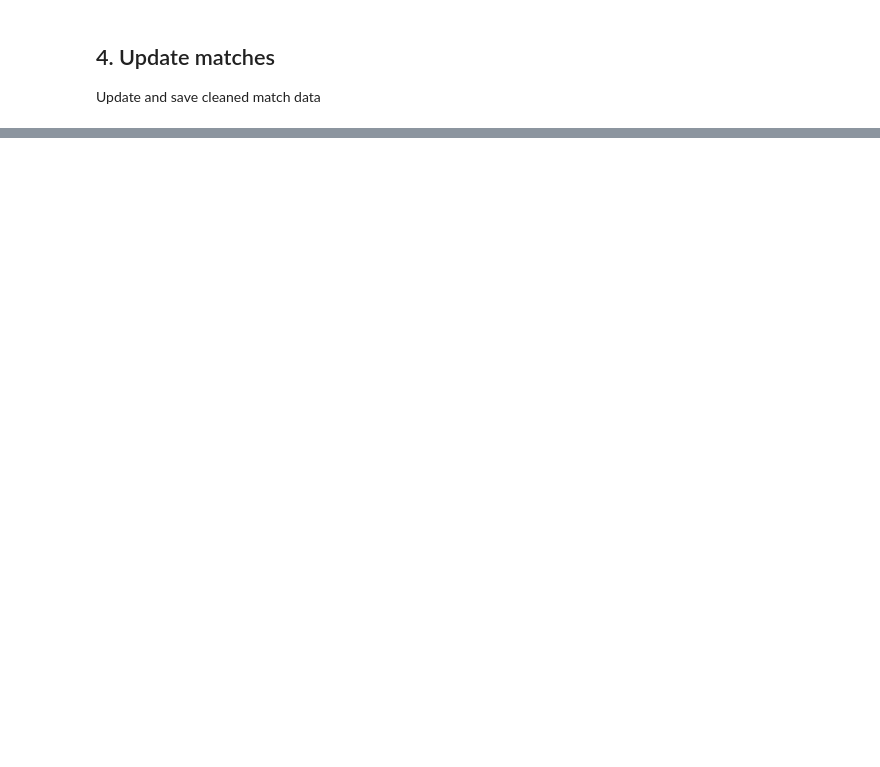
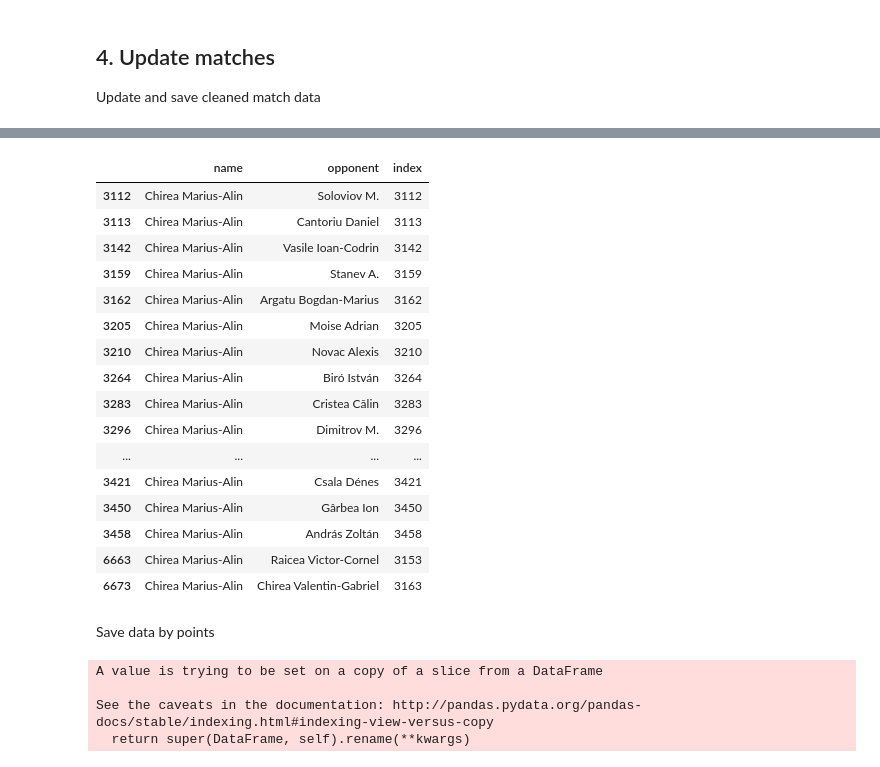
Before and after one commit to denesdata/kontext, a Jupyter notebook: kendo romania/scripts/cleaner.ipynb, the cells around one changed output, grey strips where cells are left out. Drawn from its saved outputs; the diff is of its cells as text; code cells hidden in the pictures; blank space fills up the shorter version.

```diff
--- a/kendo romania/scripts/cleaner.ipynb
+++ b/kendo romania/scripts/cleaner.ipynb
@@ -85,0 +764,3 @@ Update and save cleaned match data
+# %%
+data['aka hansoku']=data['aka hansoku'].replace(0,'').replace(1,'Δ')
+data['shiro hansoku']=data['shiro hansoku'].replace(0,'').replace(1,'Δ')
@@ -85,0 +771,6 @@ Update and save cleaned match data
+# %%
+aka=data[[i for i in data.columns if 'shiro ' not in i]]
+aka.columns=[i.replace('aka ','') for i in aka.columns]
+aka['color']='aka'
+aka['opponent']=data['shiro name']
+aka=aka.reset_index()
@@ -85,0 +788,6 @@ Update and save cleaned match data
+# %%
+shiro=data[[i for i in data.columns if 'aka ' not in i]]
+shiro.columns=[i.replace('shiro ','') for i in shiro.columns]
+shiro['color']='shiro'
+shiro['opponent']=data['aka name']
+shiro=shiro.reset_index()
@@ -85,0 +805,2 @@ Update and save cleaned match data
+# %%
+extended_matches=pd.concat([aka,shiro],axis=0).reset_index(drop=True)
@@ -85,0 +815,20 @@ Update and save cleaned match data
+# %%
+extended_matches[((extended_matches['name']=='Chirea Marius-Alin')&(extended_matches['year']==2018))][['name','opponent','index']]
+# %% [output]
+|  | name | opponent | index |
+| 3112 | Chirea Marius-Alin | Soloviov M. | 3112 |
+| 3113 | Chirea Marius-Alin | Cantoriu Daniel | 3113 |
+| 3142 | Chirea Marius-Alin | Vasile Ioan-Codrin | 3142 |
+| 3159 | Chirea Marius-Alin | Stanev A. | 3159 |
+| 3162 | Chirea Marius-Alin | Argatu Bogdan-Marius | 3162 |
+| 3205 | Chirea Marius-Alin | Moise Adrian | 3205 |
+| 3210 | Chirea Marius-Alin | Novac Alexis | 3210 |
+| 3264 | Chirea Marius-Alin | Biró István | 3264 |
+| 3283 | Chirea Marius-Alin | Cristea Călin | 3283 |
+| 3296 | Chirea Marius-Alin | Dimitrov M. | 3296 |
+| ... | ... | ... | ... |
+| 3421 | Chirea Marius-Alin | Csala Dénes | 3421 |
+| 3450 | Chirea Marius-Alin | Gârbea Ion | 3450 |
+| 3458 | Chirea Marius-Alin | András Zoltán | 3458 |
+| 6663 | Chirea Marius-Alin | Raicea Victor-Cornel | 3153 |
+| 6673 | Chirea Marius-Alin | Chirea Valentin-Gabriel | 3163 |
@@ -85,0 +837,12 @@ Update and save cleaned match data
+# %% [markdown]
+Save data by points
+# %%
+p1=extended_matches[[i for i in extended_matches.columns if i!='point2']]
+p2=extended_matches[[i for i in extended_matches.columns if i!='point1']]
+p1.rename(columns={'point1':'point'}, inplace=True)
+p2.rename(columns={'point2':'point'}, inplace=True)
+# %% [output]
+A value is trying to be set on a copy of a slice from a DataFrame
+
+See the caveats in the documentation: http://pandas.pydata.org/pandas-docs/stable/indexing.html#indexing-view-versus-copy
+  return super(DataFrame, self).rename(**kwargs)
```
Also changed, not shown: parts of 98 cells of this notebook, 8 other files.
